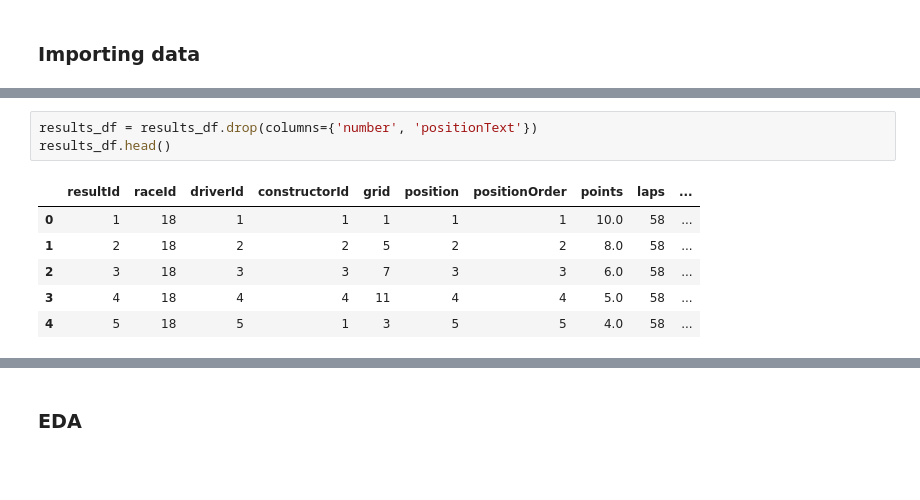
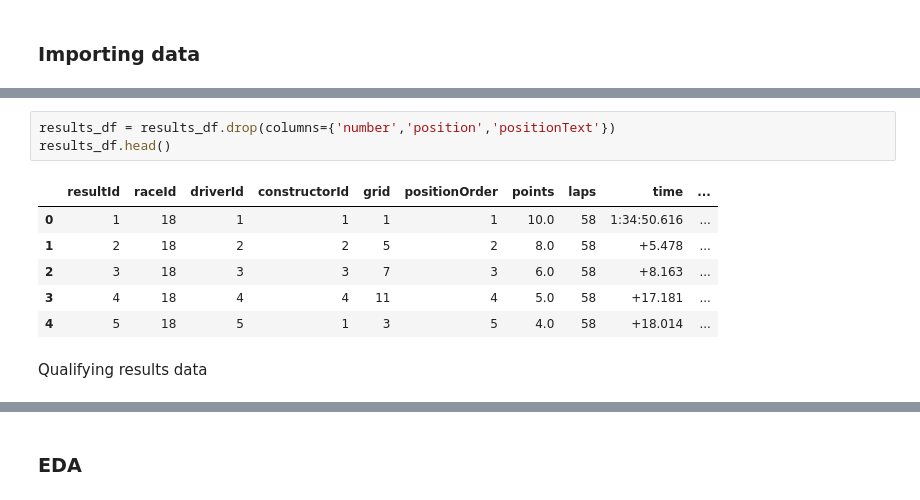
Before and after one commit to PraveenAyush/Formula-1-Analytics, a Jupyter notebook: f1_eda.ipynb, the cells around one changed output, grey strips where cells are left out. Saved outputs shown, nothing was run; the diff lists cells and outputs as text; blank space fills up the shorter version.

```diff
--- a/f1_eda.ipynb
+++ b/f1_eda.ipynb
@@ -42,11 +118,13 @@ sprints_df.head()
 # %%
-results_df = results_df.drop(columns={'number', 'positionText'})
+results_df = results_df.drop(columns={'number','position','positionText'})
 results_df.head()
 # %% [output]
-|  | resultId | raceId | driverId | constructorId | grid | position | positionOrder | points | laps | ... |
-| 0 | 1 | 18 | 1 | 1 | 1 | 1 | 1 | 10.0 | 58 | ... |
-| 1 | 2 | 18 | 2 | 2 | 5 | 2 | 2 | 8.0 | 58 | ... |
-| 2 | 3 | 18 | 3 | 3 | 7 | 3 | 3 | 6.0 | 58 | ... |
-| 3 | 4 | 18 | 4 | 4 | 11 | 4 | 4 | 5.0 | 58 | ... |
-| 4 | 5 | 18 | 5 | 1 | 3 | 5 | 5 | 4.0 | 58 | ... |
+|  | resultId | raceId | driverId | constructorId | grid | positionOrder | points | laps | time | ... |
+| 0 | 1 | 18 | 1 | 1 | 1 | 1 | 10.0 | 58 | 1:34:50.616 | ... |
+| 1 | 2 | 18 | 2 | 2 | 5 | 2 | 8.0 | 58 | +5.478 | ... |
+| 2 | 3 | 18 | 3 | 3 | 7 | 3 | 6.0 | 58 | +8.163 | ... |
+| 3 | 4 | 18 | 4 | 4 | 11 | 4 | 5.0 | 58 | +17.181 | ... |
+| 4 | 5 | 18 | 5 | 1 | 3 | 5 | 4.0 | 58 | +18.014 | ... |
+# %% [markdown]
+Qualifying results data
 # %%
```
Also changed, not shown: parts of 37 cells of this notebook.
